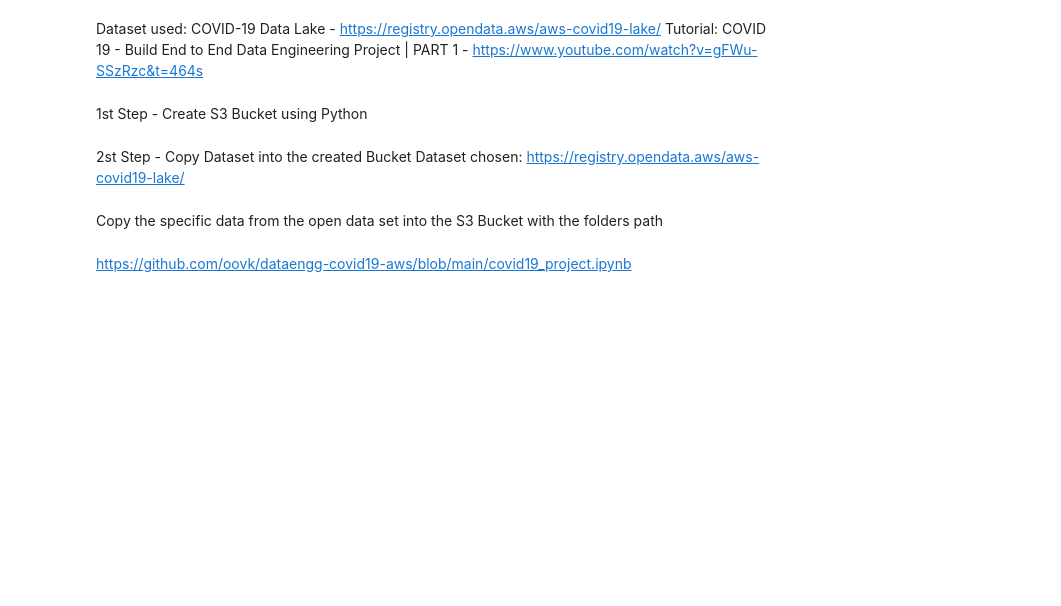
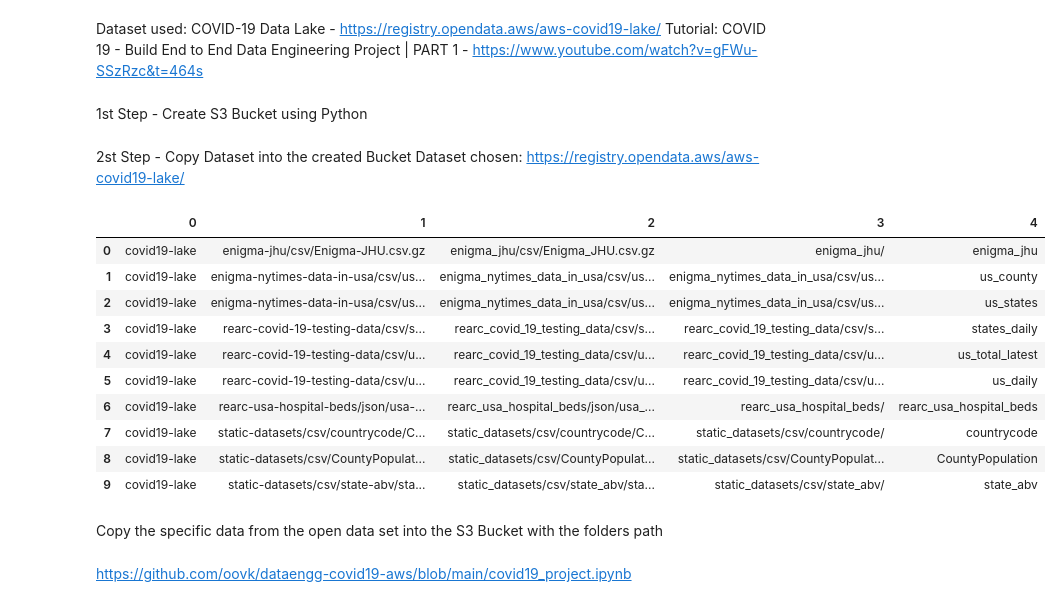
Before and after one commit to Hfelipini/3---ETL-Pipeline-on-AWS-Cloud, a Jupyter notebook: Covid-19 - End to End Project.ipynb, the cells around one changed output. Saved outputs shown, nothing was run; the diff lists cells and outputs as text; code cells hidden in the pictures; blank space fills up the shorter version.

```diff
--- a/Covid-19 - End to End Project.ipynb
+++ b/Covid-19 - End to End Project.ipynb
@@ -79,8 +79,20 @@ except ClientError as e:
 2st Step - Copy Dataset into the created Bucket
 Dataset chosen: https://registry.opendata.aws/aws-covid19-lake/
 # %%
-InfosToCopy = pd.read_csv('dataInfosCopy.csv', delimiter=";", header=None)
+InfosToCopy = pd.read_csv('Resources/dataInfosCopy.csv', delimiter=";", header=None)
 InfosToCopy.head(10)
+# %% [output]
+|  | 0 | 1 | 2 | 3 | 4 |
+| 0 | covid19-lake | enigma-jhu/csv/Enigma-JHU.csv.gz | enigma_jhu/csv/Enigma_JHU.csv.gz | enigma_jhu/ | enigma_jhu |
+| 1 | covid19-lake | enigma-nytimes-data-in-usa/csv/us... | enigma_nytimes_data_in_usa/csv/us... | enigma_nytimes_data_in_usa/csv/us... | us_county |
+| 2 | covid19-lake | enigma-nytimes-data-in-usa/csv/us... | enigma_nytimes_data_in_usa/csv/us... | enigma_nytimes_data_in_usa/csv/us... | us_states |
+| 3 | covid19-lake | rearc-covid-19-testing-data/csv/s... | rearc_covid_19_testing_data/csv/s... | rearc_covid_19_testing_data/csv/s... | states_daily |
+| 4 | covid19-lake | rearc-covid-19-testing-data/csv/u... | rearc_covid_19_testing_data/csv/u... | rearc_covid_19_testing_data/csv/u... | us_total_latest |
+| 5 | covid19-lake | rearc-covid-19-testing-data/csv/u... | rearc_covid_19_testing_data/csv/u... | rearc_covid_19_testing_data/csv/u... | us_daily |
+| 6 | covid19-lake | rearc-usa-hospital-beds/json/usa-... | rearc_usa_hospital_beds/json/usa_... | rearc_usa_hospital_beds/ | rearc_usa_hospital_beds |
+| 7 | covid19-lake | static-datasets/csv/countrycode/C... | static_datasets/csv/countrycode/C... | static_datasets/csv/countrycode/ | countrycode |
+| 8 | covid19-lake | static-datasets/csv/CountyPopulat... | static_datasets/csv/CountyPopulat... | static_datasets/csv/CountyPopulat... | CountyPopulation |
+| 9 | covid19-lake | static-datasets/csv/state-abv/sta... | static_datasets/csv/state_abv/sta... | static_datasets/csv/state_abv/ | state_abv |
 # %% [markdown]
 Copy the specific data from the open data set into the S3 Bucket with the folders path
 # %%
```
Also changed, not shown: parts of 3 cells of this notebook, 3 other files.
